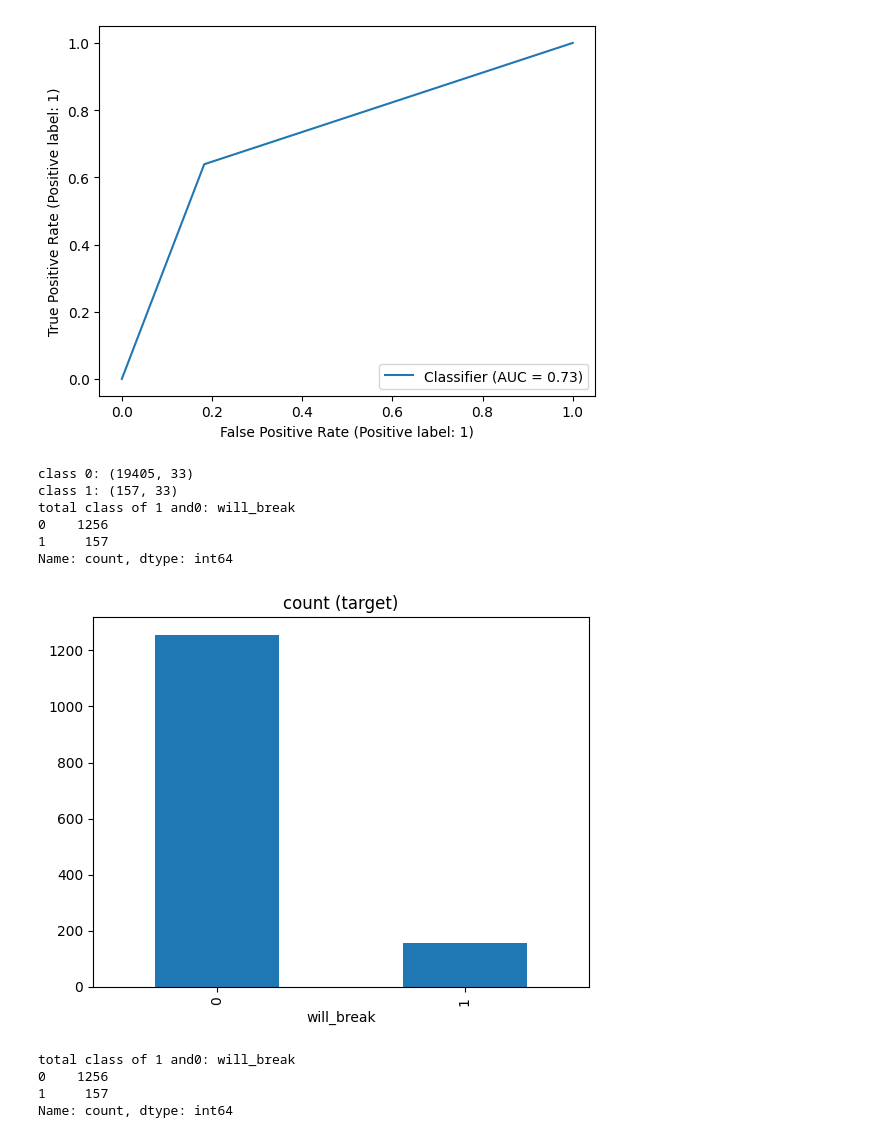
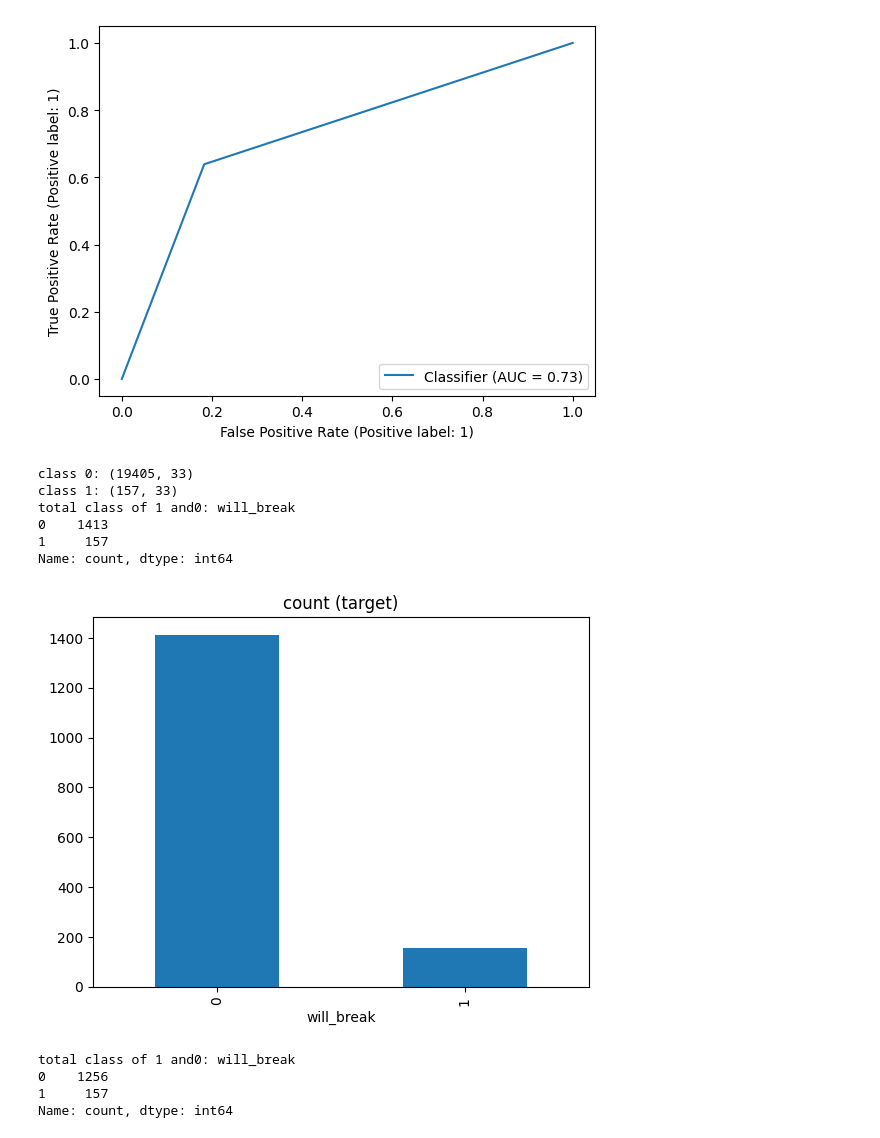
Before and after one commit to theuerc/ann_arbor_watermain_break_predictions, a Jupyter notebook: models/02_models.ipynb, the cells around one changed output. Cells and saved outputs as stored; diff of their text form; code cells hidden in the pictures.

```diff
--- a/models/02_models.ipynb
+++ b/models/02_models.ipynb
@@ -70,6 +70,7 @@ Outcome: if the pipe will breaks in the next 3 years
 #looking from 2015 trying to predict next 3 years
 CUTOFF = pd.to_datetime('01-01-2016')
 TEST_VAL_CUTOFF = pd.to_datetime('01-01-2019')
+PREDS_CUTOFF = pd.to_datetime('01-01-2021')
 # %%
 df = process_date_cols(df, CUTOFF)
 # %%
@@ -82,3 +83,28 @@ val = svm_data_transform_pipeline(val, TEST_VAL_CUTOFF, cols)
 
 test = process_date_cols(test, TEST_VAL_CUTOFF)
 test = svm_data_transform_pipeline(test, TEST_VAL_CUTOFF, cols)
+# %%
+cols = ['PressureSy', 'STATUS', 'MATERIAL', 'SUBTYPE']
+val_2023 = process_date_cols(val, PREDS_CUTOFF)
+val_2023 = svm_data_transform_pipeline(val_2023, PREDS_CUTOFF, cols)
+
+
+test_2023 = process_date_cols(test, PREDS_CUTOFF)
+test_2023 = svm_data_transform_pipeline(test_2023, PREDS_CUTOFF, cols)
+
+all_cols = list(test_2023.columns)
+all_cols.extend(list(df.columns))
+all_cols.extend(list(val_2023.columns))
+
+for col in all_cols:
+    if col not in list(test_2023.columns):
+        test[col] = 0
+    if col not in list(val_2023.columns):
+        val[col] = 0
+    if col not in list(df.columns):
+        df[col] = 0
+X_test_2023 = test_2023.drop(columns = ['will_break'])
+y_test_2023 = test_2023['will_break']
+
+X_val_2023 = val_2023.drop(columns = ['will_break'])
+y_val_2023 = val_2023['will_break']
@@ -232,31 +281,31 @@ y_val_test = np.concatenate([y_val, y_test], axis = 0)
 # %%
 # class count
 class_count_0, class_count_1 = df['will_break'].value_counts()
 
 # Separate class
 class_0 = df[df['will_break'] == 0]
 class_1 = df[df['will_break'] == 1]# print the shape of the class
 print('class 0:', class_0.shape)
 print('class 1:', class_1.shape)
-class_0_under = class_0.sample(class_count_1*8)
+class_0_under = class_0.sample(class_count_1*9, random_state=14)
 
 test_under = pd.concat([class_0_under, class_1], axis=0)
 print("total class of 1 and0:",test_under['will_break'].value_counts()) # plot the count after under-sampling
 test_under['will_break'].value_counts().plot(kind='bar', title='count (target)')
 
 y_train = test_under['will_break']
 X_train = test_under.drop(columns = ['will_break'])
 
 X_val_test = pd.concat([X_val, X_test], axis = 0)
 y_val_test = pd.concat([y_val, y_test], axis = 0)
 # %% [output]
 class 0: (19405, 33)
 class 1: (157, 33)
 total class of 1 and0: will_break
-0    1256
+0    1413
 1     157
 Name: count, dtype: int64
-[figure, old version]
+[figure, new version]
 # %%
 class_0_under = class_0.sample(class_count_1*8)
 
```
Also changed, not shown: parts of 30 cells of this notebook.
